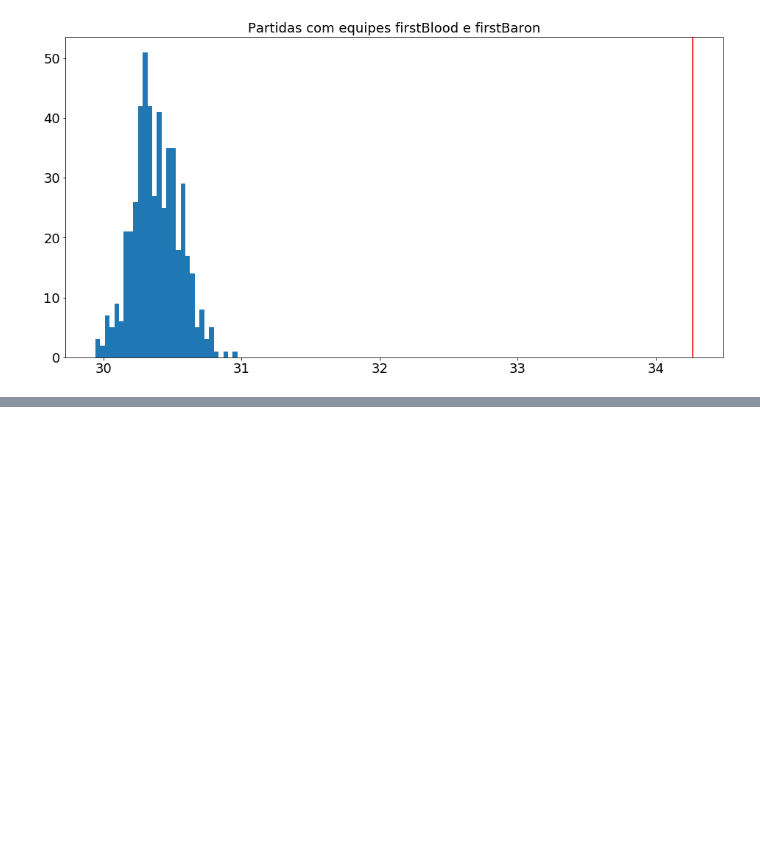
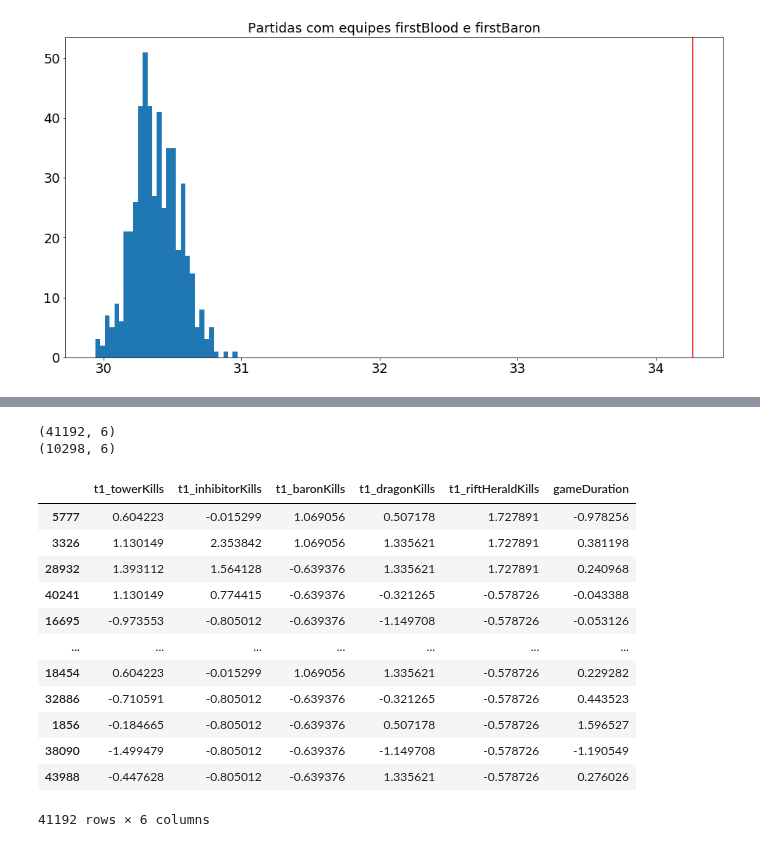
Before and after one commit to guilhermepoluc/league-of-legends-analysis-icd, a Jupyter notebook: lol-analise-inicial.ipynb, the cells around one changed output, grey strips where cells are left out. Drawn from its saved outputs; the diff is of its cells as text; code cells hidden in the pictures; blank space fills up the shorter version.

```diff
--- a/lol-analise-inicial.ipynb
+++ b/lol-analise-inicial.ipynb
@@ -149,0 +210,4 @@ Regressão
+# %%
+# Análise da base
+df = pd.read_csv('games.csv')
+df.columns
@@ -149,0 +246,10 @@ Regressão
+# %%
+# Separando dados
+X_t1 = df[['t1_towerKills', 't1_inhibitorKills', 't1_baronKills',
+       't1_dragonKills', 't1_riftHeraldKills', 'gameDuration']].copy()
+X_t1
+
+X_t2 = df[['t2_towerKills', 't2_inhibitorKills', 't2_baronKills',
+       't2_dragonKills', 't2_riftHeraldKills', 'gameDuration']].copy()
+X_t2
+y = df[['winner']] - 1
@@ -149,0 +258,30 @@ Regressão
+# %%
+X_train, X_test, y_train, y_test = train_test_split(X_t1, y, test_size = 0.2)
+print(X_train.shape)
+print(X_test.shape)
+# %% [output]
+(41192, 6)
+(10298, 6)
+# %%
+# Z-Normaliza os dados
+mean_train = X_train.mean()
+std_train = X_train.std(ddof=1)
+
+Z_train = X_train.copy()
+Z_train = X_train - mean_train
+Z_train = Z_train/std_train
+Z_train
+# %% [output]
+|  | t1_towerKills | t1_inhibitorKills | t1_baronKills | t1_dragonKills | t1_riftHeraldKills | gameDuration |
+| 5777 | 0.604223 | -0.015299 | 1.069056 | 0.507178 | 1.727891 | -0.978256 |
+| 3326 | 1.130149 | 2.353842 | 1.069056 | 1.335621 | 1.727891 | 0.381198 |
+| 28932 | 1.393112 | 1.564128 | -0.639376 | 1.335621 | 1.727891 | 0.240968 |
+| 40241 | 1.130149 | 0.774415 | -0.639376 | -0.321265 | -0.578726 | -0.043388 |
+| 16695 | -0.973553 | -0.805012 | -0.639376 | -1.149708 | -0.578726 | -0.053126 |
+| ... | ... | ... | ... | ... | ... | ... |
+| 18454 | 0.604223 | -0.015299 | 1.069056 | 1.335621 | -0.578726 | 0.229282 |
+| 32886 | -0.710591 | -0.805012 | -0.639376 | -0.321265 | -0.578726 | 0.443523 |
+| 1856 | -0.184665 | -0.805012 | -0.639376 | 0.507178 | -0.578726 | 1.596527 |
+| 38090 | -1.499479 | -0.805012 | -0.639376 | -1.149708 | -0.578726 | -1.190549 |
+| 43988 | -0.447628 | -0.805012 | -0.639376 | 1.335621 | -0.578726 | 0.276026 |
+41192 rows × 6 columns
```
Also changed, not shown: parts of 13 cells of this notebook.
